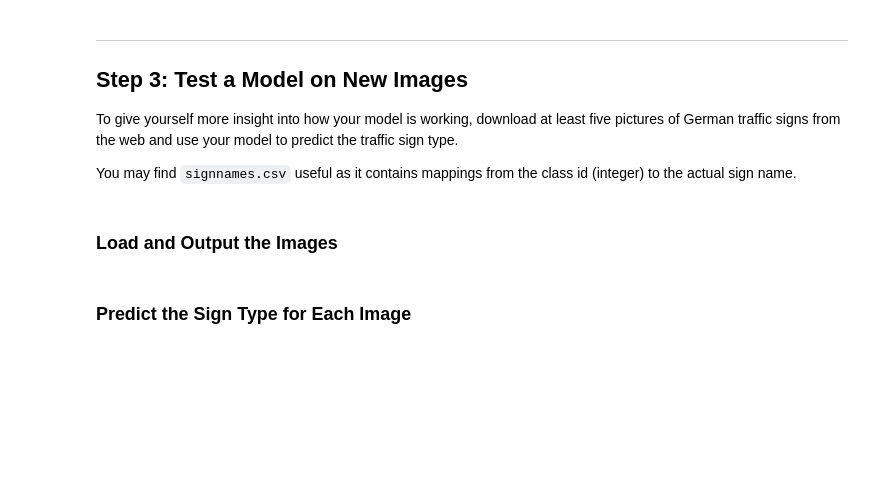
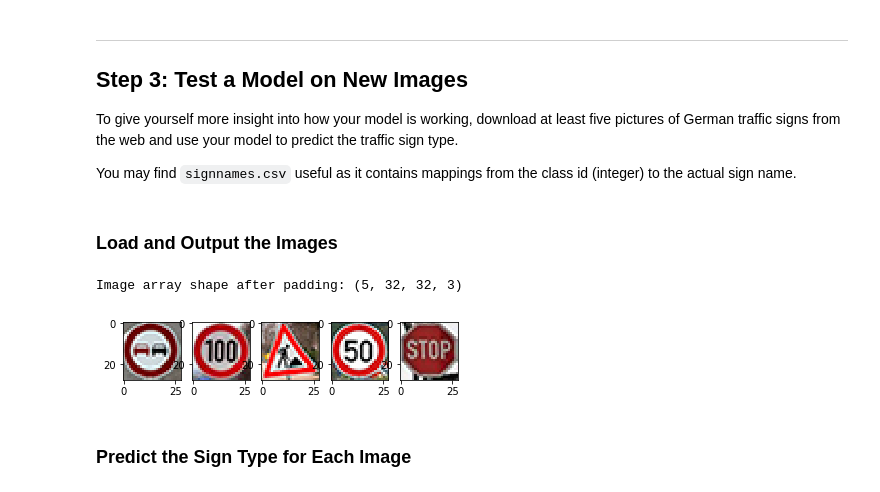
Before and after one commit to JuanchoWang/CarND-Traffic-Sign-Classifier-Project, a Jupyter notebook: Traffic_Sign_Classifier.ipynb, the cells around one changed output. Cells and saved outputs as stored; diff of their text form; code cells hidden in the pictures; blank space fills up the shorter version.

Commit message:
Main part finished. Tested on own images with 100% prob.

```diff
--- a/Traffic_Sign_Classifier.ipynb
+++ b/Traffic_Sign_Classifier.ipynb
@@ -25,9 +25,9 @@ import pickle
 
 # TODO: Fill this in based on where you saved the training and testing data
 
-training_file = 'train.p'
-validation_file= 'valid.p'
-testing_file = 'test.p'
+training_file = './traffic-signs-data/train.p'
+validation_file= './traffic-signs-data/valid.p'
+testing_file = './traffic-signs-data/test.p'
 
 with open(training_file, mode='rb') as f:
     train = pickle.load(f)
@@ -335,3 +337,22 @@ You may find `signnames.csv` useful as it contains mappings from the class id (i
+# %%
+### Load the images and plot them here.
+### Feel free to use as many code cells as needed.
+import glob
+img_list = glob.glob('./raw_img/*_28x28.jpg')
+img_arr = []
+plt.figure(1)
+for i in range(len(img_list)):
+    img = plt.imread(img_list[i])
+    img_arr.append(img)
+    plt.subplot(1, len(img_list), i+1)
+    plt.imshow(img)
+
+img_arr = np.array(img_arr)
+img_arr = np.pad(img_arr, ((0,0),(2,2),(2,2),(0,0)), 'constant')
+print("Image array shape after padding: {}".format(img_arr.shape))
+# %% [output]
+Image array shape after padding: (5, 32, 32, 3)
+[figure, added]
 # %% [markdown]
 ### Predict the Sign Type for Each Image
 # %%
```
Also changed, not shown: parts of 7 cells of this notebook, 5 other files.
